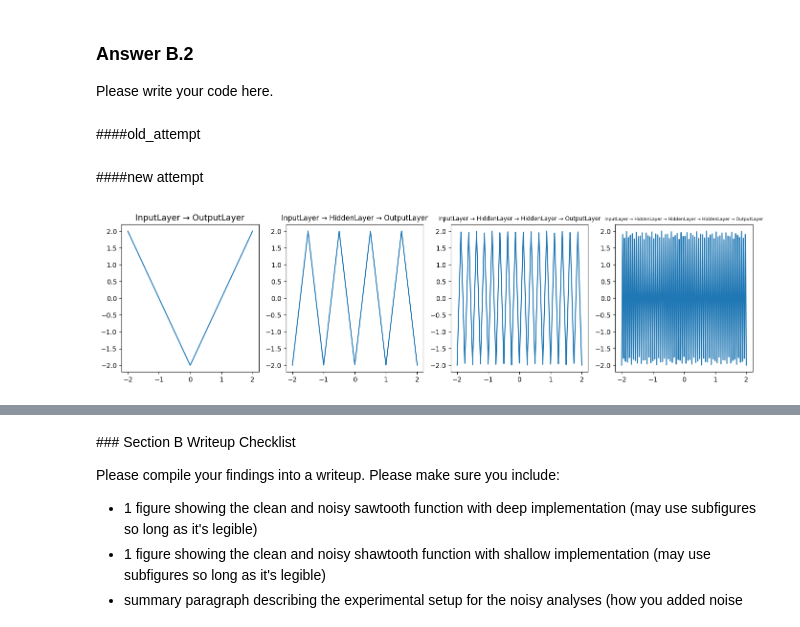
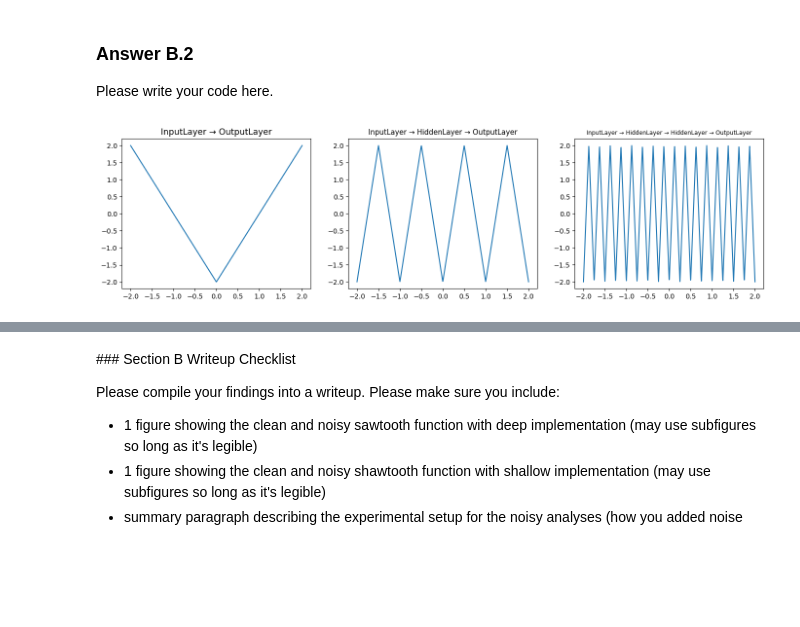
Before and after one commit to JDS289/-DNNs, a Jupyter notebook: renameEventuallyB.ipynb, the cells around one changed output, grey strips where cells are left out. Cells and saved outputs as stored; diff of their text form; code cells hidden in the pictures; blank space fills up the shorter version.

```diff
--- a/renameEventuallyB.ipynb
+++ b/renameEventuallyB.ipynb
@@ -153,11 +153,11 @@ def gaussian_init_middle_layer():
 # explore what the functions you implemented do
 from functools import partial
 
-models = [get_sawtooth_network(num_hidden_layers=n, middle_layer=partial(noisy_sawtooth_middle_layer, noise_level=0.4)) for n in (3, 6, 9, 12)]
+models = [get_sawtooth_network(num_hidden_layers=n, middle_layer=partial(noisy_sawtooth_middle_layer, noise_level=0.2)) for n in (3, 4, 5, 6)]
 
 fig, axs = plt.subplots(ncols=4, figsize=(16, 5))
 
-for n, model, ax in zip([3, 6, 9, 12], models, axs):
+for n, model, ax in zip([3, 4, 5, 6], models, axs):
     ax.plot(x, model(x).detach())
     ax.set_title(f"{n} hidden layers:")
 # %% [output]
@@ -196,7 +190,5 @@ $$\left({L_\text{doubleN} \text{ is line-by-line reasoning, each being a rearran
 ### Answer B.2
 
 Please write your code here.
-# %% [markdown]
-####old_attempt
 # %%
 def sawtooth_input_layer_wide():
@@ -235,52 +235,14 @@ def get_sawtooth_network_wide(num_hidden_layers=3, ):
       blocks.append(ReLU())
     blocks.append(sawtooth_output_layer_wide())
   return Sequential(*blocks)
-# %% [markdown]
-####new attempt
-# %%
-def sawtooth_input_layer_wide():
-  layer = Linear(1, 4, bias=False)
-  with torch.no_grad():
-    layer.weight.data = torch.Tensor([[1], [0], [-1], [0]])
-  return layer
-
-def sawtooth_middle_layer_wide():
-  layer = Linear(4, 4)
-  with torch.no_grad():
-    layer.weight.data = torch.Tensor([[-4, 4, -4, 4], [-8, 8, -8, 8], [-8, 8, -8, 8], [-8, 8, -8, 8]])
-    layer.bias.data = torch.Tensor([8, 12, 8, 4])
-  return layer
-
-def sawtooth_output_layer_wide():
-  layer = Linear(4, 1)
-  with torch.no_grad():
-    layer.weight.data = torch.Tensor([[2, -2, 2, -2]])
-    layer.bias.data = torch.Tensor([-2])
-  return layer
-
-def get_sawtooth_network_wide(num_hidden_layers=3):
-  blocks = []
-  if num_hidden_layers < 0:
-    raise ValueError('Number of hidden layers must be non-negative')
-  elif num_hidden_layers == 0:
-    blocks = [Identity]
-  else:
-    for l in range(num_hidden_layers):
-      if l==0:
-        blocks.append(sawtooth_input_layer_wide())
-      else:
-        blocks.append(sawtooth_middle_layer_wide())
-      blocks.append(ReLU())
-    blocks.append(sawtooth_output_layer_wide())
-  return Sequential(*blocks)
 # %%
-fig, axs = plt.subplots(ncols=4, figsize=(17, 4))
+fig, axs = plt.subplots(ncols=3, figsize=(17, 4))
 
 x = torch.linspace(-2,2,1000)[:, None]
 
-for i in range(4):
+for i in range(3):
     model = get_sawtooth_network_wide(i+1)
     axs[i].plot(x, model(x).detach())
     axs[i].set_title(" → ".join(["InputLayer"]+["HiddenLayer"]*i+["OutputLayer"]), fontsize=12.5-2*i)
 # %% [output]
-[figure, old version]
+[figure, new version]
```
Also changed, not shown: parts of 9 cells of this notebook.
